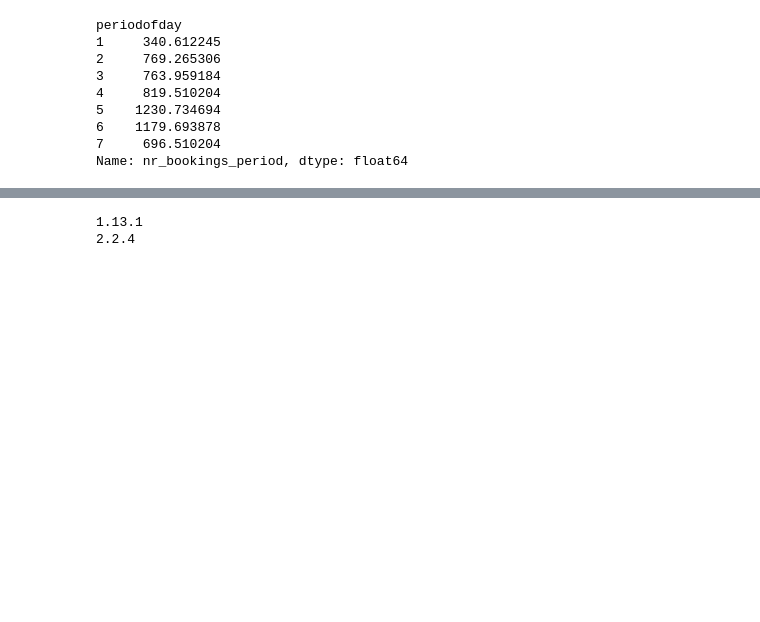
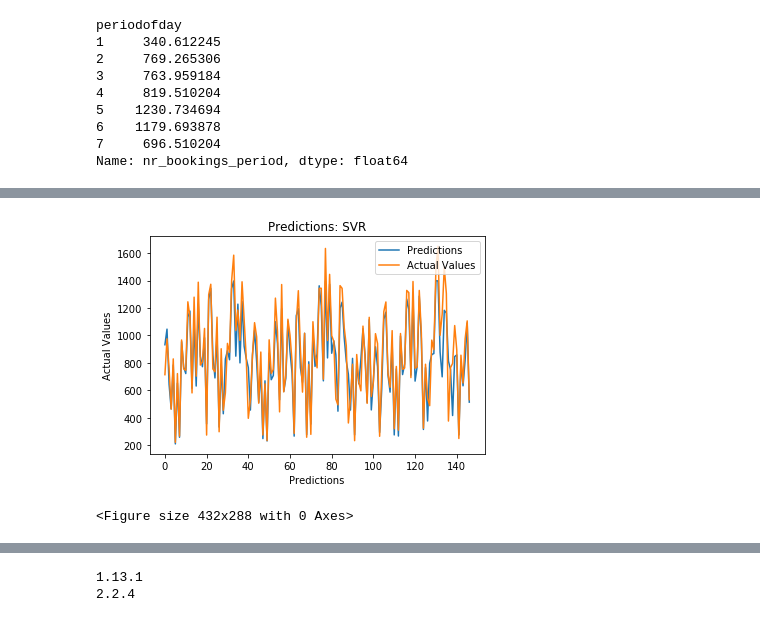
Before and after one commit to dougct/carsharing-prediction, a Jupyter notebook: src/temporal-analyses/Dynamic.ipynb, the cells around one changed output, grey strips where cells are left out. Saved outputs shown, nothing was run; the diff lists cells and outputs as text; code cells hidden in the pictures; blank space fills up the shorter version.

```diff
--- a/src/temporal-analyses/Dynamic.ipynb
+++ b/src/temporal-analyses/Dynamic.ipynb
@@ -410,0 +411,5 @@ Model:  Baseline
+# %%
+plot_results(results, 'SVR', 'Expanding')
+# %% [output]
+[figure, added]
+<Figure size 432x288 with 0 Axes>
```
Also changed, not shown: parts of 65 cells of this notebook, 15 other files.
